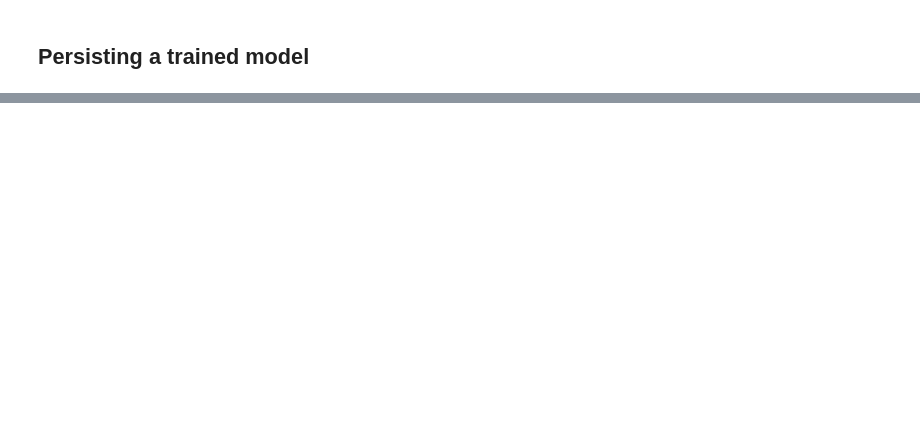
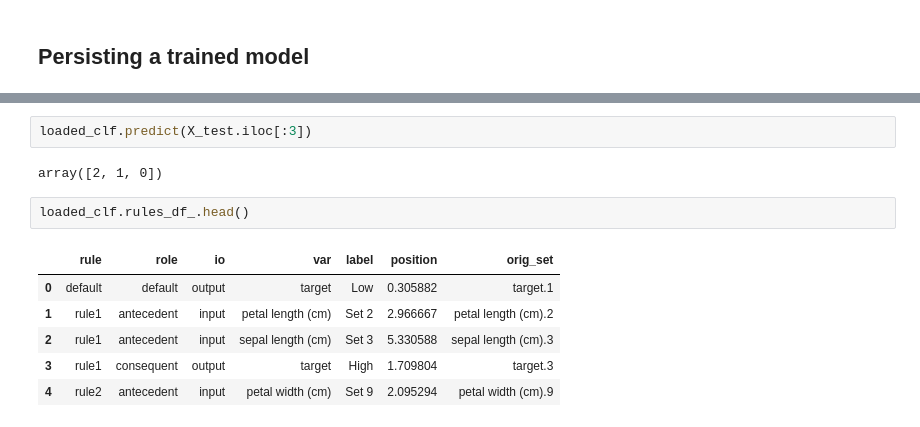
Before and after one commit to arthurbabey/fuzzycocopython, a Jupyter notebook: demo.ipynb, the cells around one changed output, grey strips where cells are left out. Cells and saved outputs as stored; diff of their text form; blank space fills up the shorter version.

```diff
--- a/demo.ipynb
+++ b/demo.ipynb
@@ -166,0 +170,13 @@ Predictions from the reloaded model:
+# %%
+loaded_clf.predict(X_test.iloc[:3])
+# %% [output]
+array([2, 1, 0])
+# %%
+loaded_clf.rules_df_.head()
+# %% [output]
+|  | rule | role | io | var | label | position | orig_set |
+| 0 | default | default | output | target | Low | 0.305882 | target.1 |
+| 1 | rule1 | antecedent | input | petal length (cm) | Set 2 | 2.966667 | petal length (cm).2 |
+| 2 | rule1 | antecedent | input | sepal length (cm) | Set 3 | 5.330588 | sepal length (cm).3 |
+| 3 | rule1 | consequent | output | target | High | 1.709804 | target.3 |
+| 4 | rule2 | antecedent | input | petal width (cm) | Set 9 | 2.095294 | petal width (cm).9 |
```
Also changed, not shown: parts of 10 cells of this notebook.
